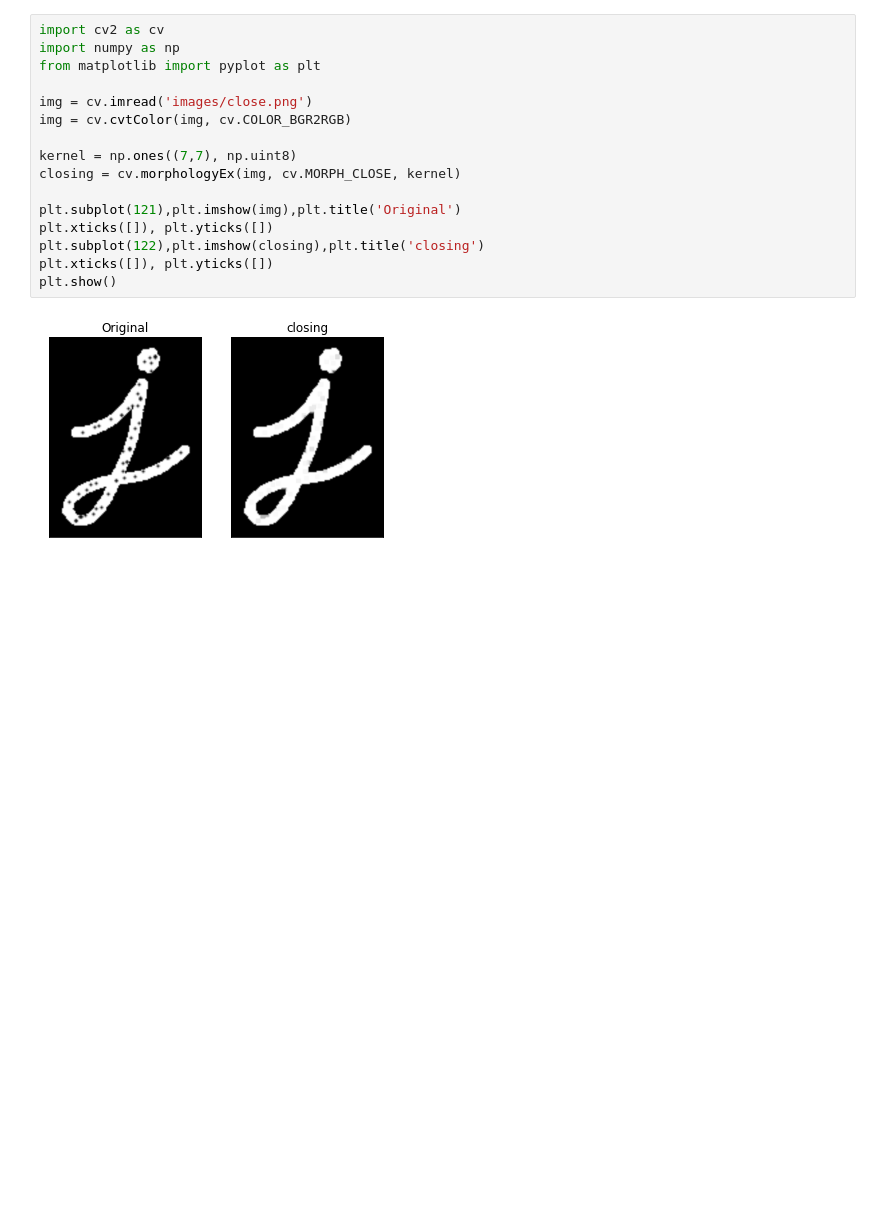
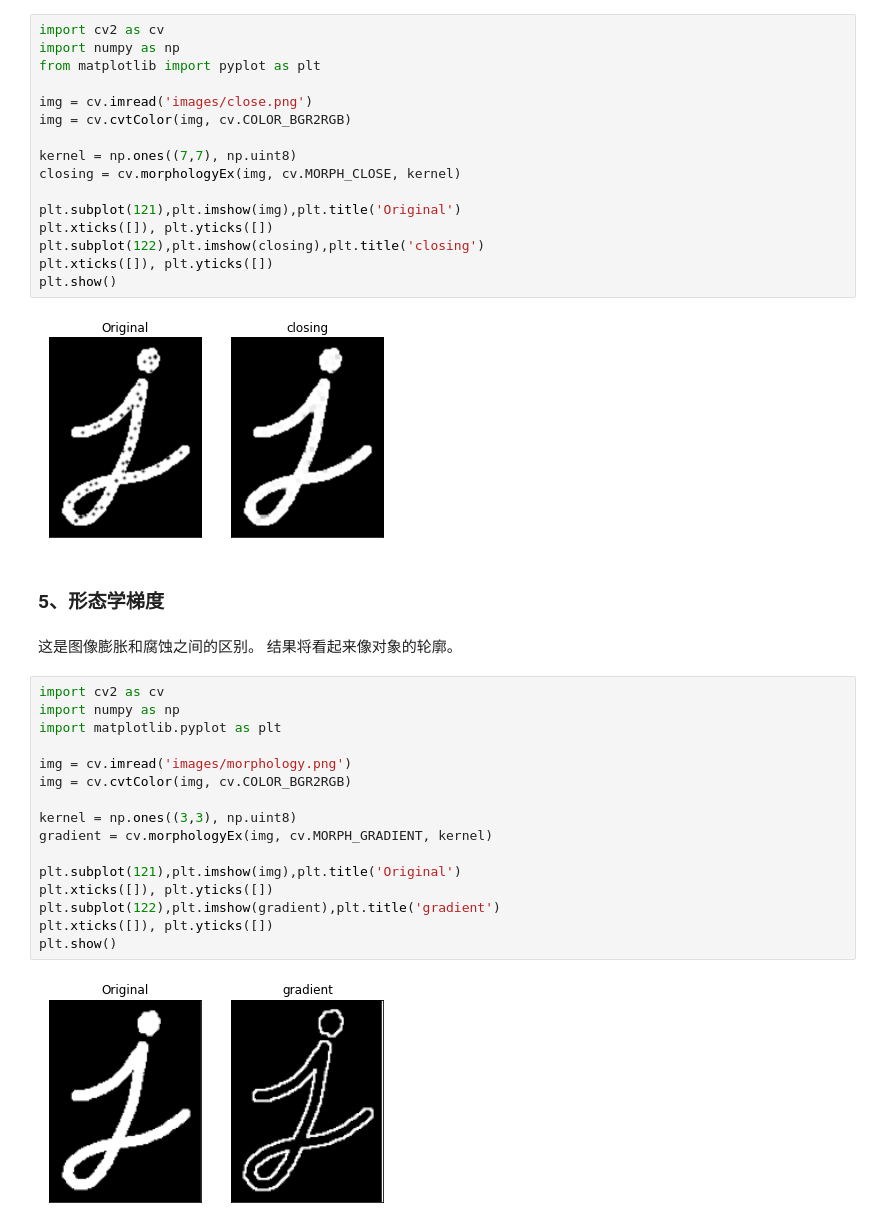
Before and after one commit to mangxiao2018/opencv-samples, a Jupyter notebook: 10004-图像加工处理.ipynb, the cells around one changed output. Drawn from its saved outputs; the diff is of its cells as text; blank space fills up the shorter version.

Commit message:
形态学梯度

```diff
--- a/10004-图像加工处理.ipynb
+++ b/10004-图像加工处理.ipynb
@@ -335,3 +335,25 @@ plt.xticks([]), plt.yticks([])
 plt.show()
 # %% [output]
 [figure]
+# %% [markdown]
+### 5、形态学梯度
+# %% [markdown]
+这是图像膨胀和腐蚀之间的区别。 结果将看起来像对象的轮廓。
+# %%
+import cv2 as cv
+import numpy as np
+import matplotlib.pyplot as plt
+
+img = cv.imread('images/morphology.png')
+img = cv.cvtColor(img, cv.COLOR_BGR2RGB)
+
+kernel = np.ones((3,3), np.uint8)
+gradient = cv.morphologyEx(img, cv.MORPH_GRADIENT, kernel)
+
+plt.subplot(121),plt.imshow(img),plt.title('Original')
+plt.xticks([]), plt.yticks([])
+plt.subplot(122),plt.imshow(gradient),plt.title('gradient')
+plt.xticks([]), plt.yticks([])
+plt.show()
+# %% [output]
+[figure, added]
```
